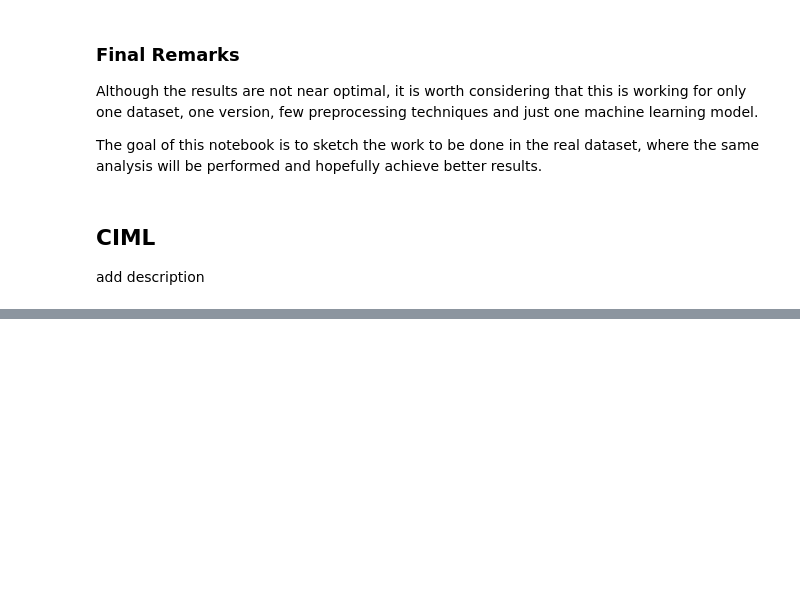
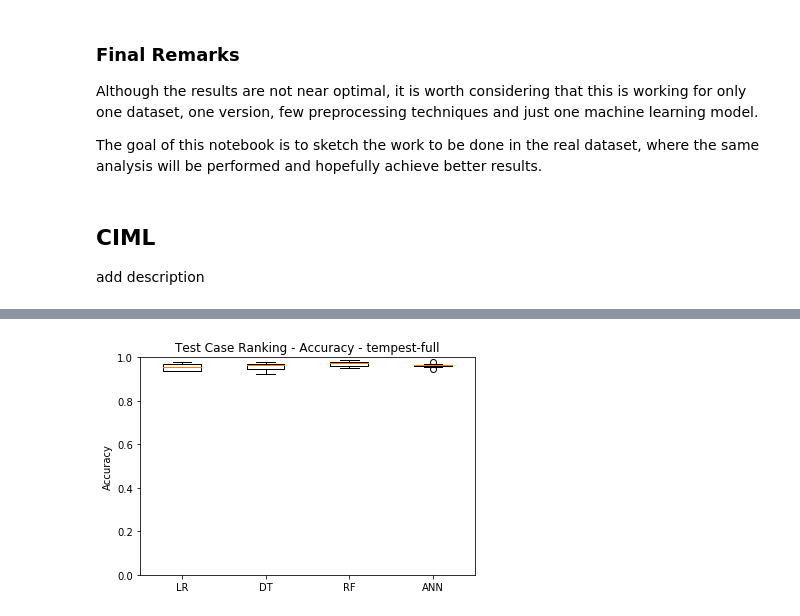
Before and after one commit to johnnylousas/Master-Thesis, a Jupyter notebook: scripts/Regression_Testing.ipynb, the cells around one changed output, grey strips where cells are left out. Saved outputs shown, nothing was run; the diff lists cells and outputs as text; code cells hidden in the pictures; blank space fills up the shorter version.

```diff
--- a/scripts/Regression_Testing.ipynb
+++ b/scripts/Regression_Testing.ipynb
@@ -626,0 +583,47 @@ prd
+# %%
+def boxplots(apfds: list, dataset: str, labels: list, title: str, ylabel: str, save_file_name, save: bool):
+    plt.figure()
+    plt.boxplot(apfds, labels=labels)
+    plt.title(title + ' ' + dataset)
+    plt.ylabel(ylabel)
+    plt.ylim((0, 1))
+    if save:
+        plt.savefig('/Users/joaolousada/Documents/5ºAno/Master-Thesis/main/metrics/APFD/' + save_file_name + '_' +
+                    dataset + '.png', bbox_inches='tight')
+    plt.show()
+# %%
+import random
+from sklearn import preprocessing
+from sklearn.ensemble import RandomForestClassifier
+from sklearn.linear_model import LogisticRegression
+from sklearn.metrics import accuracy_score
+import matplotlib.pyplot as plt
+from sklearn.model_selection import KFold
+from sklearn.tree import DecisionTreeClassifier
+from sklearn.neural_network import MLPClassifier
+
+models = [LogisticRegression(solver='liblinear'), DecisionTreeClassifier(), RandomForestClassifier(),
+          MLPClassifier(solver='adam', learning_rate_init=0.05, batch_size=128, max_iter=500, hidden_layer_sizes=(100, 100, 100, 100, 100,))]
+apfds = []
+accuracy = []
+i = 0
+for clf in models:
+    apfd_sort = rank(clf)[0]
+    acc = rank(clf)[2]
+    apfds.append(apfd_sort)
+    accuracy.append(acc)
+    i += 1
+    if i == len(models):
+        apfds.append(rank(clf)[1])
+
+titleAPFD = 'Test Case Ranking - APFD -'
+titleAcc = 'Test Case Ranking - Accuracy -'
+
+labels_APFD = ['LR', 'DT', 'RF','ANN', 'Random']
+ylab_apfd = 'APFD'
+ylab_acc = 'Accuracy'
+labels_acc = ['LR', 'DT', 'RF', 'ANN']
+# %%
+boxplots(accuracy, dataset='tempest-full', labels=labels_acc, title=titleAcc, ylabel=ylab_acc, save_file_name='Accuraccy', save=False)
+# %% [output]
+[figure, added]
```
Also changed, not shown: parts of 20 cells of this notebook.
